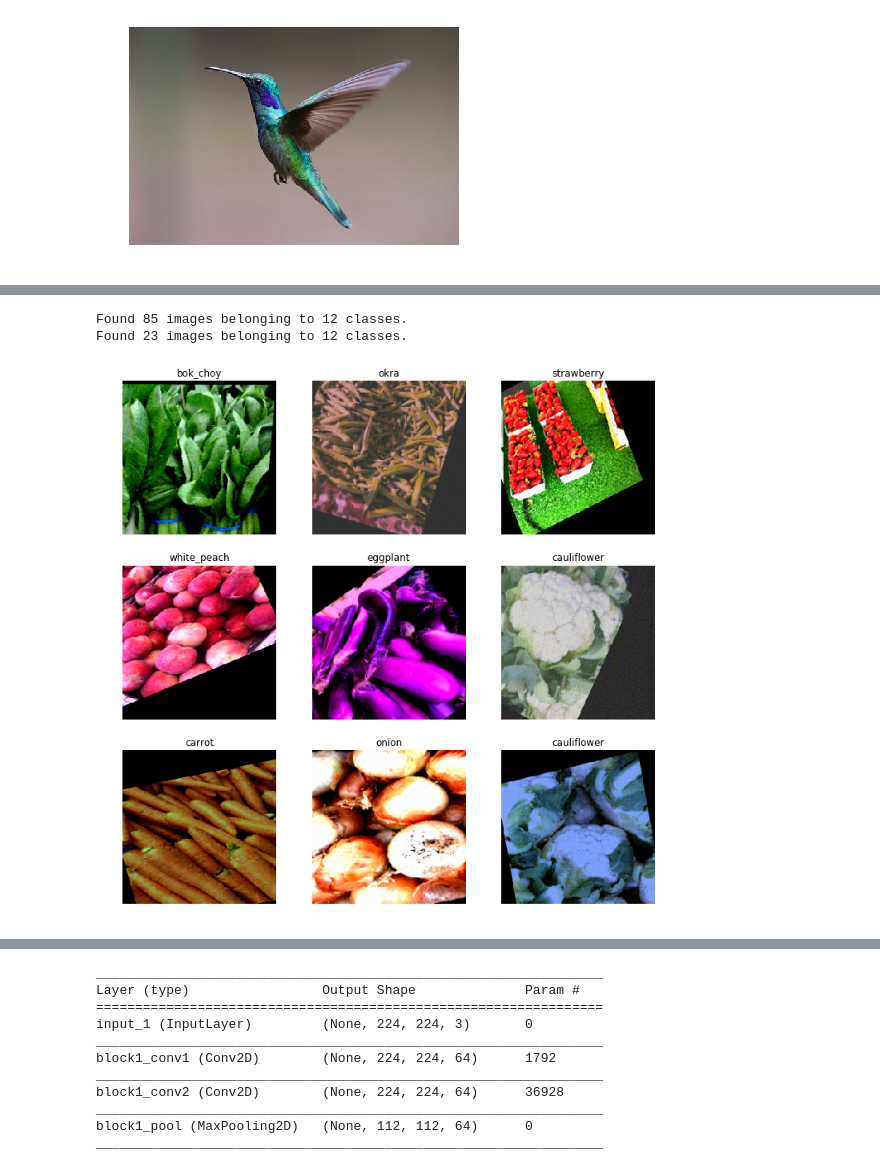
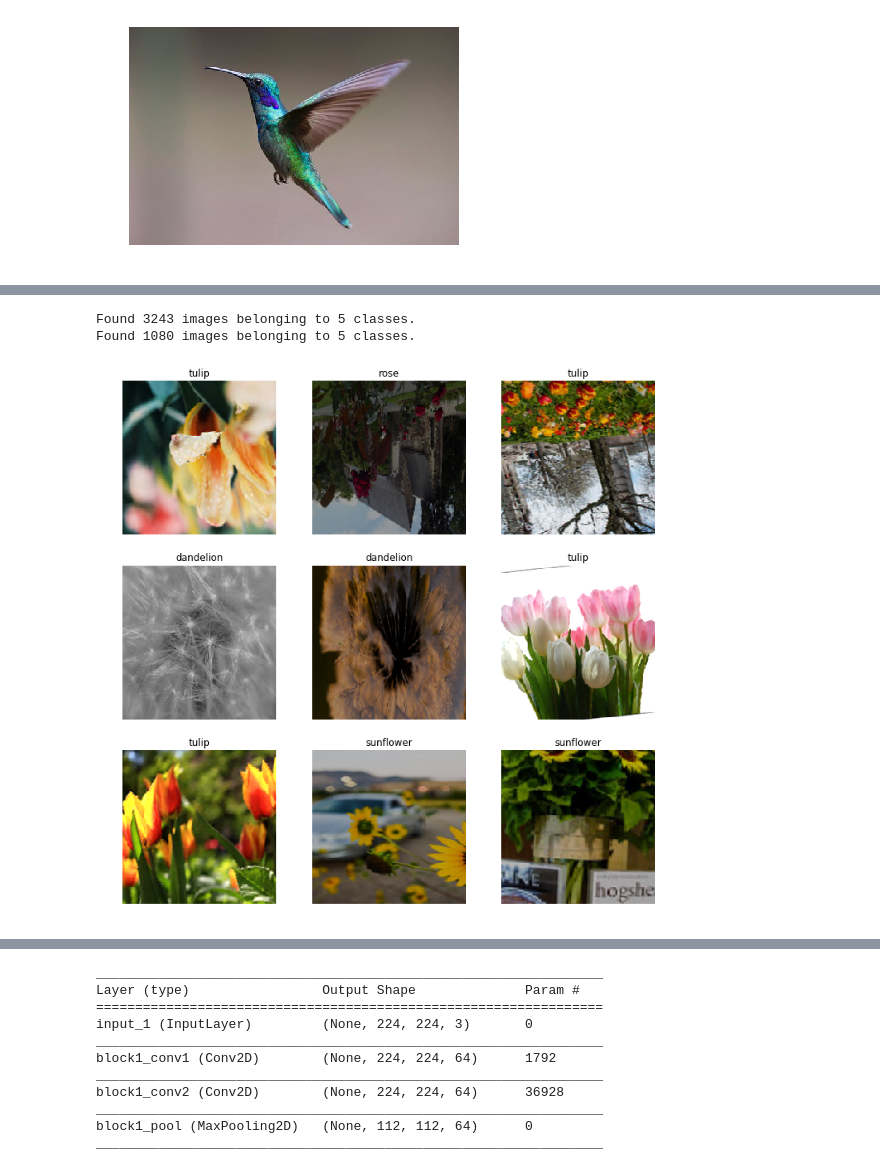
Before and after one commit to ksanjeevan/seeing-the-world, a Jupyter notebook: tutorial.ipynb, the cells around one changed output, grey strips where cells are left out. Saved outputs shown, nothing was run; the diff lists cells and outputs as text; code cells hidden in the pictures.

```diff
--- a/tutorial.ipynb
+++ b/tutorial.ipynb
@@ -22,12 +24,10 @@ In this notebook we will walk through the steps required to buil, train and moni
 
 The easiest way to feed data into a network in `keras` is through a generator. A generator allows us to easily define the source and processing of our data. Here is a simple example:
 # %%
-
 from keras.preprocessing.image import ImageDataGenerator
-
 import cv2
 import numpy as np
-from matplotlib import pyplot as plt
+import matplotlib.pyplot as plt
 
 # Initialize our generator, choosing to shuffle our images and the batch size.
 gen = ImageDataGenerator().flow_from_directory('data/farmer_market',
@@ -35,7 +35,7 @@ gen = ImageDataGenerator().flow_from_directory('data/farmer_market',
                                                batch_size=9)
 # Here we see its output for the first batch.
 # This should be the batch of inputs with the matching labels
-images, labels = gen[0]
+
 
 # Let's look at how our data looks like
 print("Some of our training data:")
@@ -44,7 +44,7 @@ fig, ax = plt.subplots(u_dim, v_dim, figsize=(12,12))
 count = 0
 for i in range(v_dim):
     for j in range (u_dim):
-        ax[i, j].imshow(images[count].astype(int))
+        ax[i, j].imshow(images[count].astype(np.uint8))
         ax[i, j].axis('off')
         count += 1
 # %% [output]
@@ -104,7 +106,7 @@ fig, ax = plt.subplots(u_dim, v_dim, figsize=(12,12))
 count = 0
 for i in range(v_dim):
     for j in range (u_dim):
-        ax[i, j].imshow(aug_bird_imgs[count].astype(int))
+        ax[i, j].imshow(aug_bird_imgs[count].astype(np.uint8))
         ax[i, j].axis('off')
         count += 1
 # %% [output]
@@ -125,4 +137,6 @@ Let's use the simple one and see how it looks:
 # %%
+KAGGLE_PATH = '../flowers'
+
 # Read more here: https://keras.io/preprocessing/image/#imagedatagenerator-class
 datagen = ImageDataGenerator(
     rescale=1./255,
@@ -139,40 +153,38 @@ datagen = ImageDataGenerator(
     validation_split=0.25,
     fill_mode='nearest')
 
-rescaled_aug = lambda x: seq.augment_image(x)/255
-datagen = ImageDataGenerator(validation_split=0.25, preprocessing_function=rescaled_aug)
 
 # Some of the generator arguments before we call `flow`
 gen_args = dict(
-    directory = 'data/farmer_market',
+    directory = KAGGLE_PATH,
     target_size = (224,224),
     class_mode = 'sparse',
     batch_size=16,
     shuffle=True
 )
 
 # Create training and validation generators
 train_gen = datagen.flow_from_directory(subset='training', **gen_args)
 val_gen = datagen.flow_from_directory(subset='validation', **gen_args)
 
 # Important to store the mapping of index -> class label
 # for inference later
 decode_map = {v: k for k, v in train_gen.class_indices.items()}
 
 # Let's look at a few
 images, labels = train_gen[0]
 v_dim, u_dim = (3,3)
 fig, ax = plt.subplots(u_dim, v_dim, figsize=(12,12))
 count = 0
 for i in range(v_dim):
     for j in range (u_dim):
-        ax[i, j].imshow((255*images[count]).astype(int))
+        ax[i, j].imshow((255*images[count]).astype(np.uint8))
         ax[i, j].axis('off')
         ax[i, j].set_title(decode_map[labels[count]])
 
         count += 1
 # %% [output]
-Found 85 images belonging to 12 classes.
-Found 23 images belonging to 12 classes.
+Found 3243 images belonging to 5 classes.
+Found 1080 images belonging to 5 classes.
-[figure, old version]
+[figure, new version]
 # %% [markdown]
```
Also changed, not shown: parts of 6 cells of this notebook.
